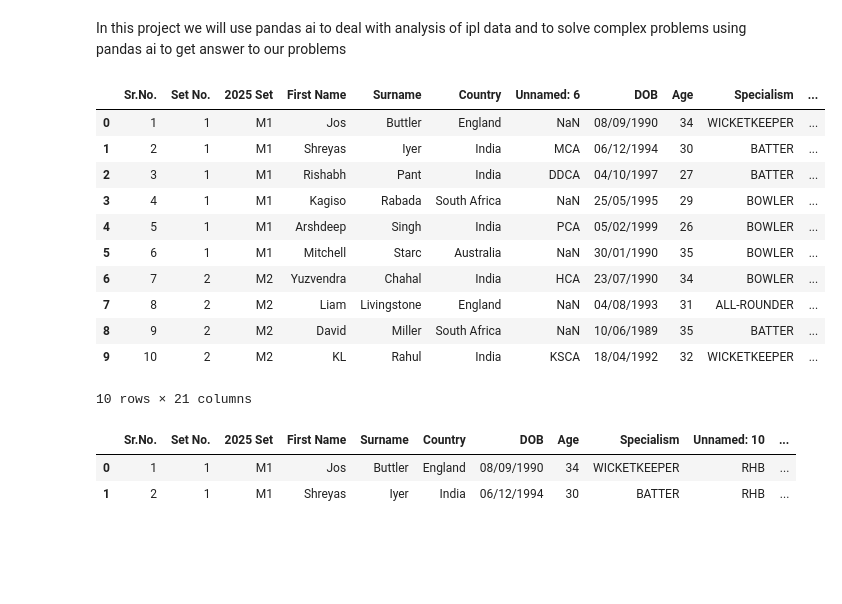
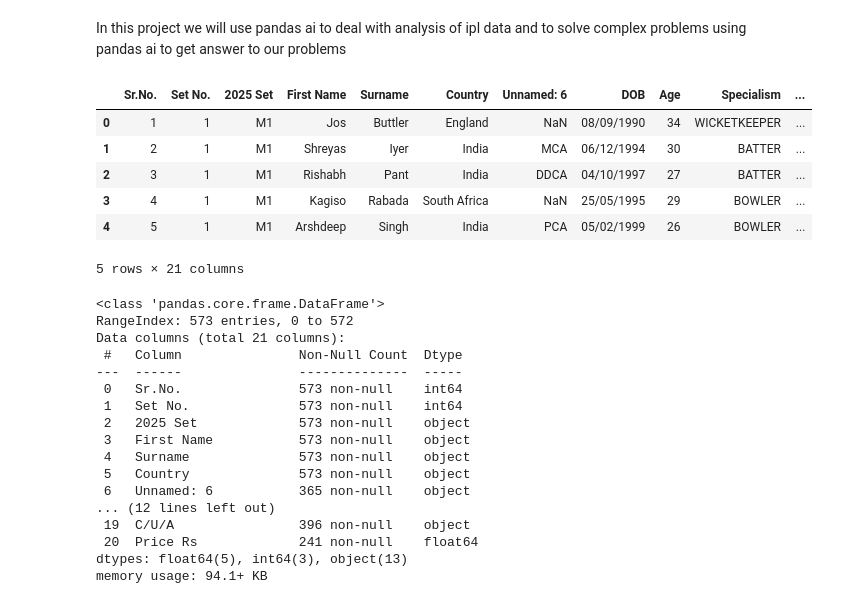
Before and after one commit to mynkchn/Drive-Into-Analysis, a Jupyter notebook: IPL Data Analysis/ipl_data_analysis.ipynb, the cells around one changed output. Saved outputs shown, nothing was run; the diff lists cells and outputs as text; code cells hidden in the pictures; blank space fills up the shorter version.

Commit message:
added info

```diff
--- a/IPL Data Analysis/ipl_data_analysis.ipynb
+++ b/IPL Data Analysis/ipl_data_analysis.ipynb
@@ -8,24 +8,32 @@ import pandas as pd
 import numpy as np
 # %%
 df=pd.read_csv('D:\\Drive into Analysis\\IPL Data Analysis\\1731674068078_TATA IPL 2025- Auction List -15.11.24.csv')
-df.head(10)
+df.head(5)
 # %% [output]
 |  | Sr.No. | Set No. | 2025 Set | First Name | Surname | Country | Unnamed: 6 | DOB | Age | Specialism | ... |
 | 0 | 1 | 1 | M1 | Jos | Buttler | England | NaN | 08/09/1990 | 34 | WICKETKEEPER | ... |
 | 1 | 2 | 1 | M1 | Shreyas | Iyer | India | MCA | 06/12/1994 | 30 | BATTER | ... |
 | 2 | 3 | 1 | M1 | Rishabh | Pant | India | DDCA | 04/10/1997 | 27 | BATTER | ... |
 | 3 | 4 | 1 | M1 | Kagiso | Rabada | South Africa | NaN | 25/05/1995 | 29 | BOWLER | ... |
 | 4 | 5 | 1 | M1 | Arshdeep | Singh | India | PCA | 05/02/1999 | 26 | BOWLER | ... |
-| 5 | 6 | 1 | M1 | Mitchell | Starc | Australia | NaN | 30/01/1990 | 35 | BOWLER | ... |
-| 6 | 7 | 2 | M2 | Yuzvendra | Chahal | India | HCA | 23/07/1990 | 34 | BOWLER | ... |
-| 7 | 8 | 2 | M2 | Liam | Livingstone | England | NaN | 04/08/1993 | 31 | ALL-ROUNDER | ... |
-| 8 | 9 | 2 | M2 | David | Miller | South Africa | NaN | 10/06/1989 | 35 | BATTER | ... |
-| 9 | 10 | 2 | M2 | KL | Rahul | India | KSCA | 18/04/1992 | 32 | WICKETKEEPER | ... |
-10 rows × 21 columns
+5 rows × 21 columns
-# %%
-df.drop(columns=['Unnamed: 6'],axis=1,inplace=True)
-df.head(2)
-# %% [output]
-|  | Sr.No. | Set No. | 2025 Set | First Name | Surname | Country | DOB | Age | Specialism | Unnamed: 10 | ... |
-| 0 | 1 | 1 | M1 | Jos | Buttler | England | 08/09/1990 | 34 | WICKETKEEPER | RHB | ... |
-| 1 | 2 | 1 | M1 | Shreyas | Iyer | India | 06/12/1994 | 30 | BATTER | RHB | ... |
+# %%
+df.info()
+# %% [output]
+<class 'pandas.core.frame.DataFrame'>
+RangeIndex: 573 entries, 0 to 572
+Data columns (total 21 columns):
+ #   Column               Non-Null Count  Dtype
+---  ------               --------------  -----
+ 0   Sr.No.               573 non-null    int64
+ 1   Set No.              573 non-null    int64
+ 2   2025 Set             573 non-null    object
+ 3   First Name           573 non-null    object
+ 4   Surname              573 non-null    object
+ 5   Country              573 non-null    object
+ 6   Unnamed: 6           365 non-null    object
+... (12 lines left out)
+ 19  C/U/A                396 non-null    object
+ 20  Price Rs             241 non-null    float64
+dtypes: float64(5), int64(3), object(13)
+memory usage: 94.1+ KB
```
Also changed, not shown: parts of 25 cells of this notebook, 3 other files.
